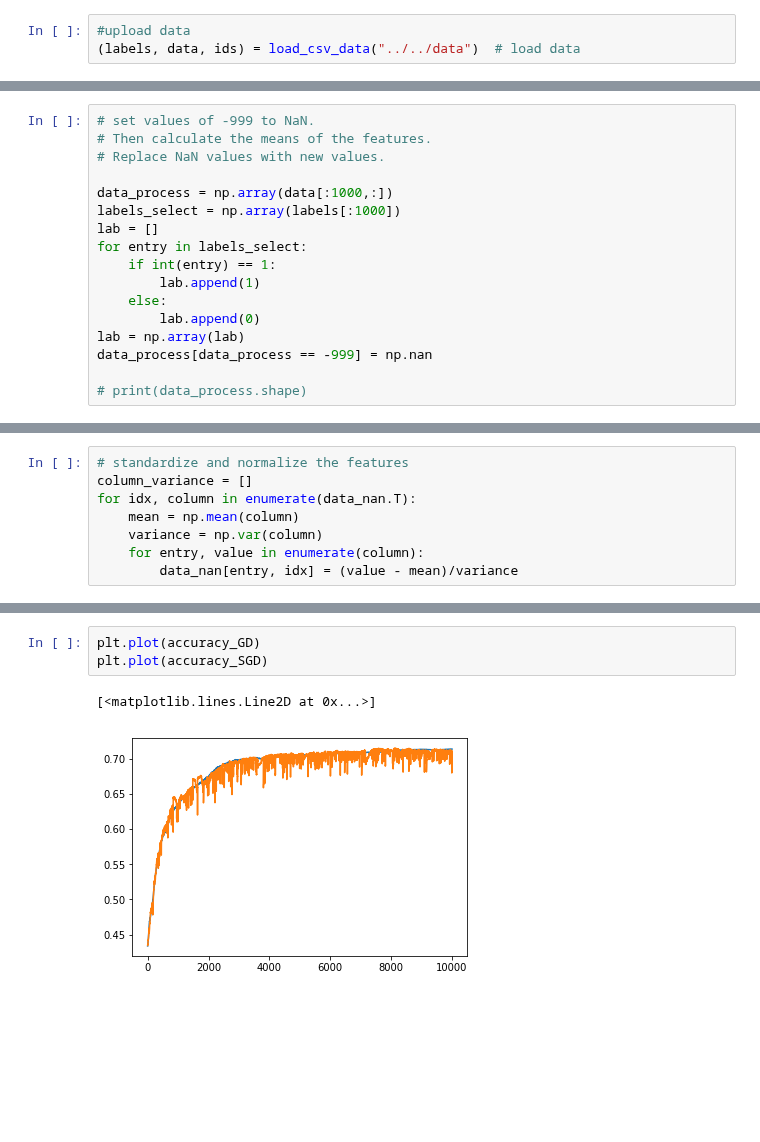
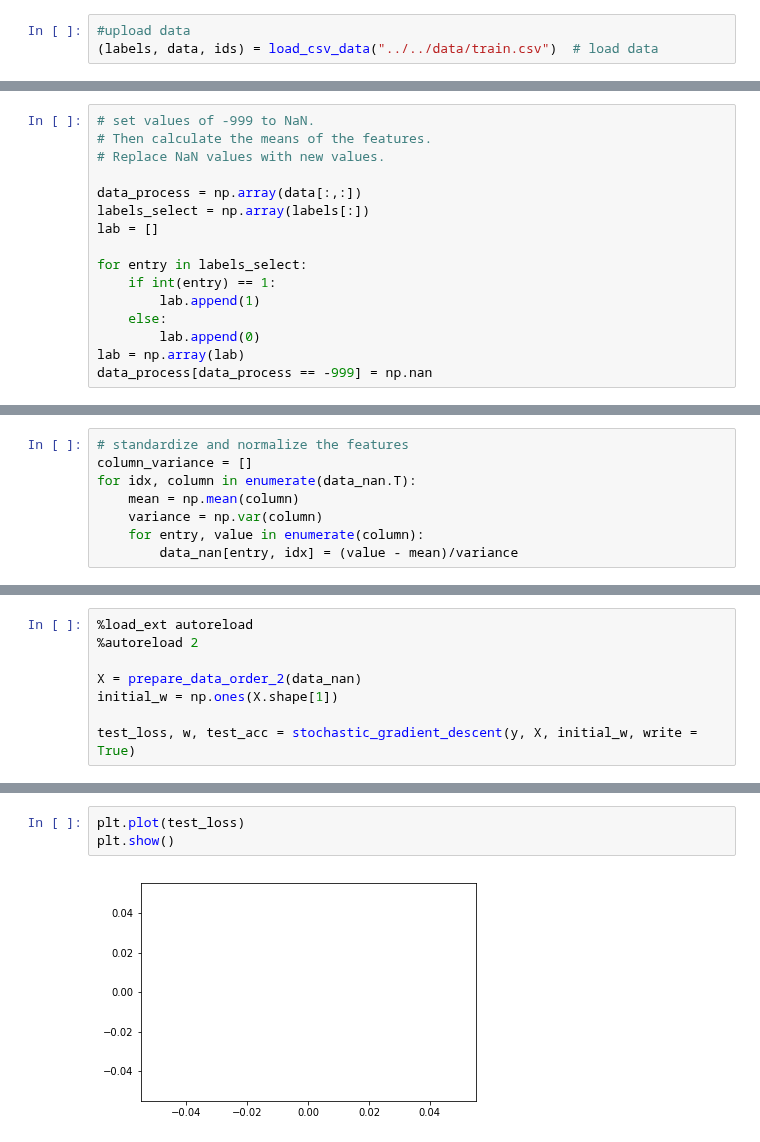
Before and after one commit to hhschede/machine_learning, a Jupyter notebook: project_1/Project_1_jupy.ipynb, the cells around one changed output, grey strips where cells are left out. Cells and saved outputs as stored; diff of their text form; blank space fills up the shorter version.

```diff
--- a/project_1/Project_1_jupy.ipynb
+++ b/project_1/Project_1_jupy.ipynb
@@ -11,4 +11,4 @@ from implementations import *
 from helpers import *
 # %%
 #upload data
-(labels, data, ids) = load_csv_data("../../data")  # load data
+(labels, data, ids) = load_csv_data("../../data/train.csv")  # load data
@@ -27,9 +25,10 @@ print(ids.shape)
 # Then calculate the means of the features.
 # Replace NaN values with new values.
 
-data_process = np.array(data[:1000,:])
-labels_select = np.array(labels[:1000])
+data_process = np.array(data[:,:])
+labels_select = np.array(labels[:])
 lab = []
+
 for entry in labels_select:
     if int(entry) == 1:
         lab.append(1)
@@ -37,8 +36,6 @@ for entry in labels_select:
         lab.append(0)
 lab = np.array(lab)
 data_process[data_process == -999] = np.nan
-
-# print(data_process.shape)
 # %%
 # filter out really shitty features
 # retrieve percentage for each feature
@@ -197,0 +151,8 @@ iteration: 9500 | accuracy : 0.7122326203208557, loss : 0.5563661093596972
+# %%
+%load_ext autoreload
+%autoreload 2
+
+X = prepare_data_order_2(data_nan)
+initial_w = np.ones(X.shape[1])
+
+test_loss, w, test_acc = stochastic_gradient_descent(y, X, initial_w, write = True)
@@ -198,6 +169,5 @@ iteration: 9500 | accuracy : 0.7122326203208557, loss : 0.5563661093596972
 # %%
-plt.plot(accuracy_GD)
-plt.plot(accuracy_SGD)
+plt.plot(test_loss)
+plt.show()
 # %% [output]
-[<matplotlib.lines.Line2D at 0x...>]
-[figure, old version]
+[figure, new version]
```
Also changed, not shown: parts of 13 cells of this notebook, 4 other files.
